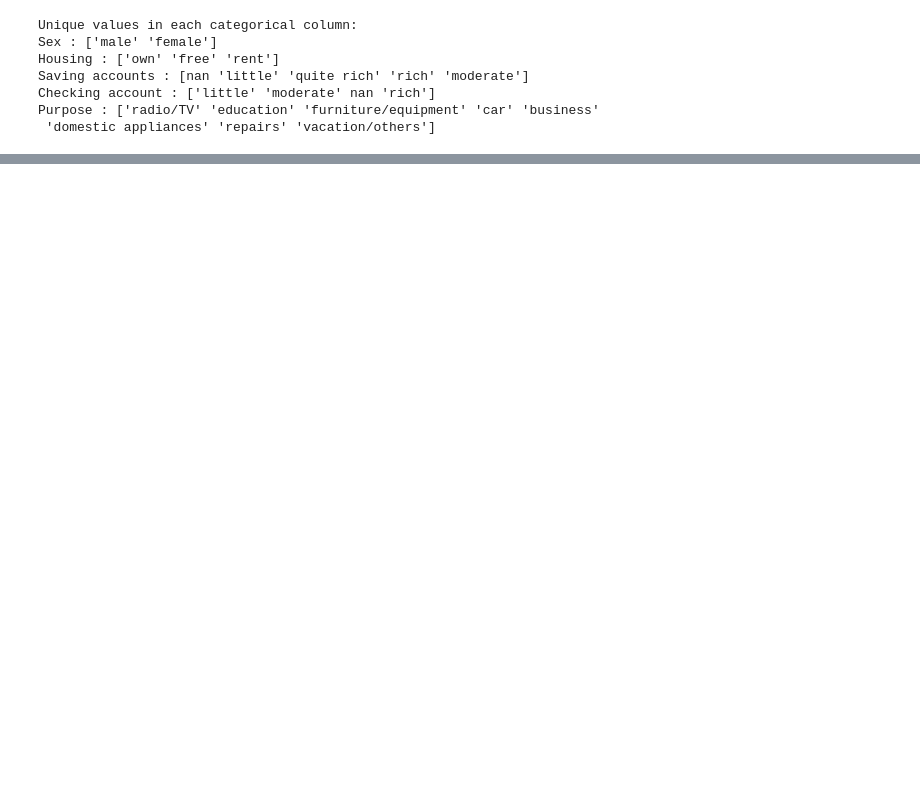
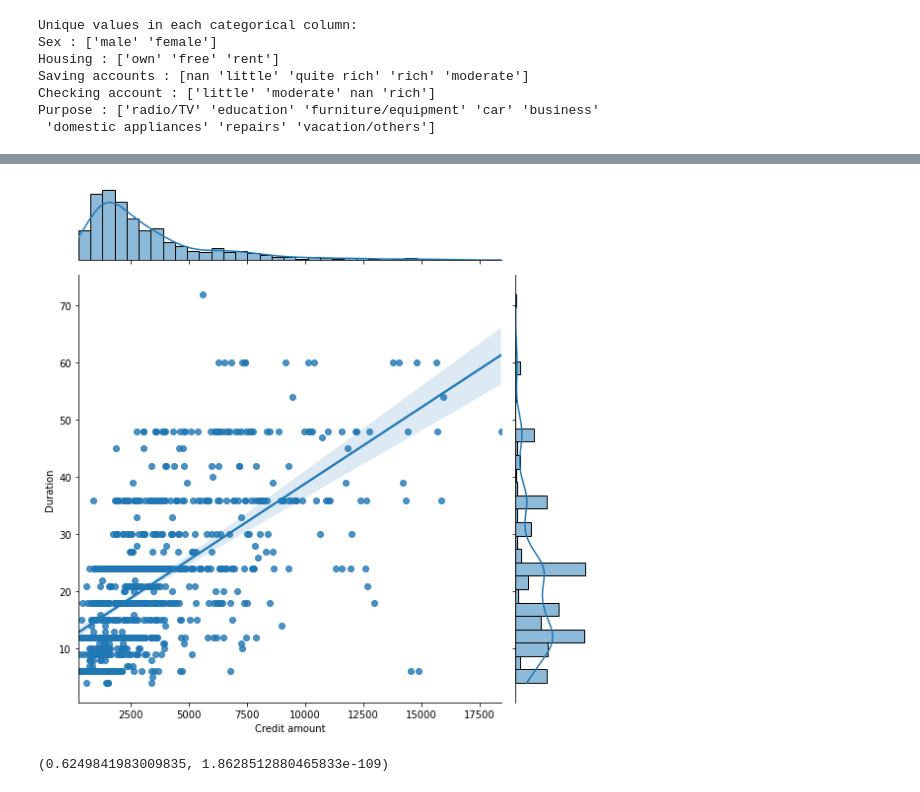
Before and after one commit to bor20/credit, a Jupyter notebook: credit.ipynb, the cells around one changed output, grey strips where cells are left out. Drawn from its saved outputs; the diff is of its cells as text; code cells hidden in the pictures; blank space fills up the shorter version.

```diff
--- a/credit.ipynb
+++ b/credit.ipynb
@@ -113,0 +128,12 @@ def scatters(data, h=None, pal=None):
+# %%
+import scipy.stats as stats
+r1 = sns.jointplot(x="Credit amount",y="Duration", data=data, kind="reg", height=8,)
+
+#r1.annotate(stats.pearsonr)
+plt.show()
+# %% [output]
+[figure, added]
+# %%
+stats.pearsonr(data['Credit amount'],data['Duration'])
+# %% [output]
+(0.6249841983009835, 1.8628512880465833e-109)
```
Also changed, not shown: parts of 8 cells of this notebook.
